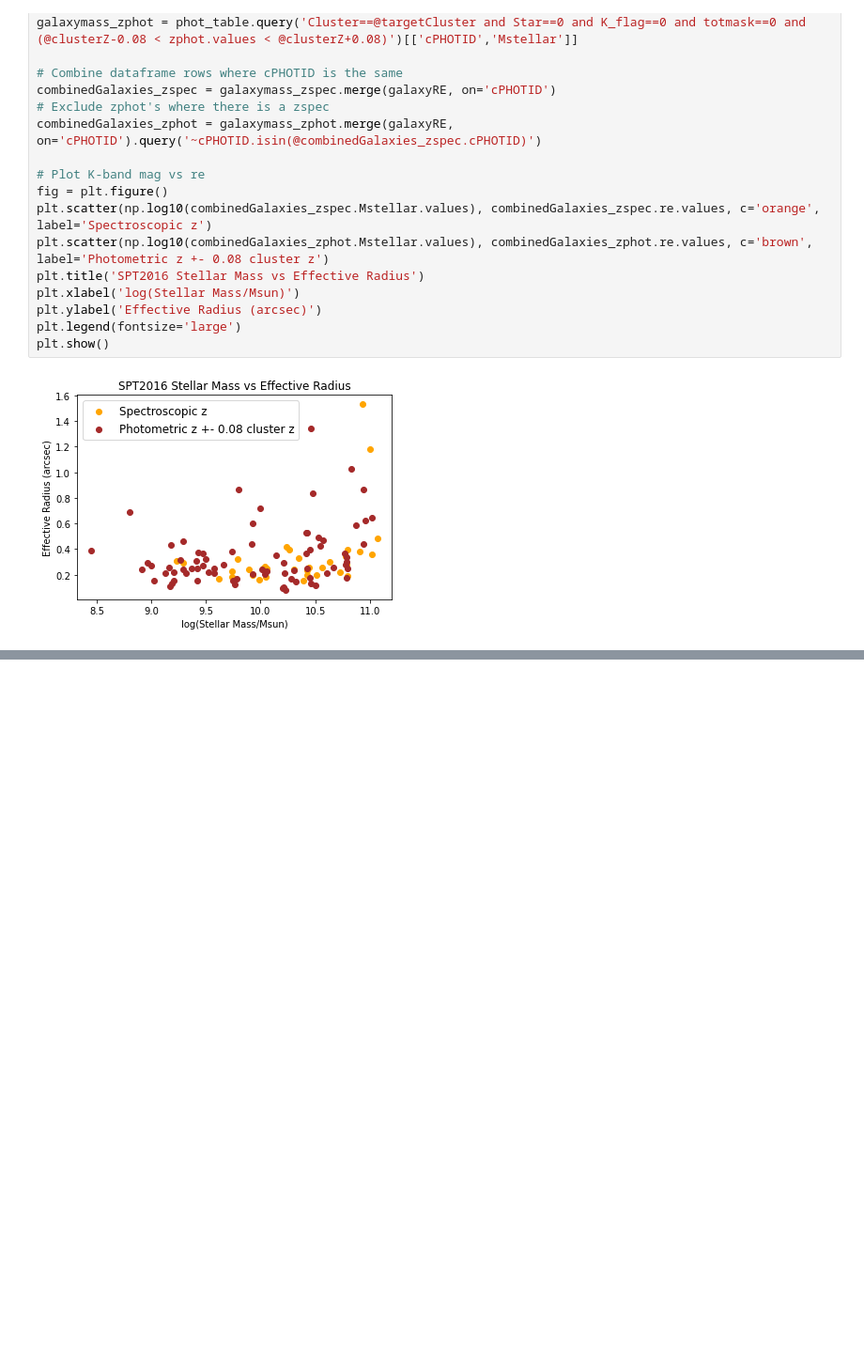
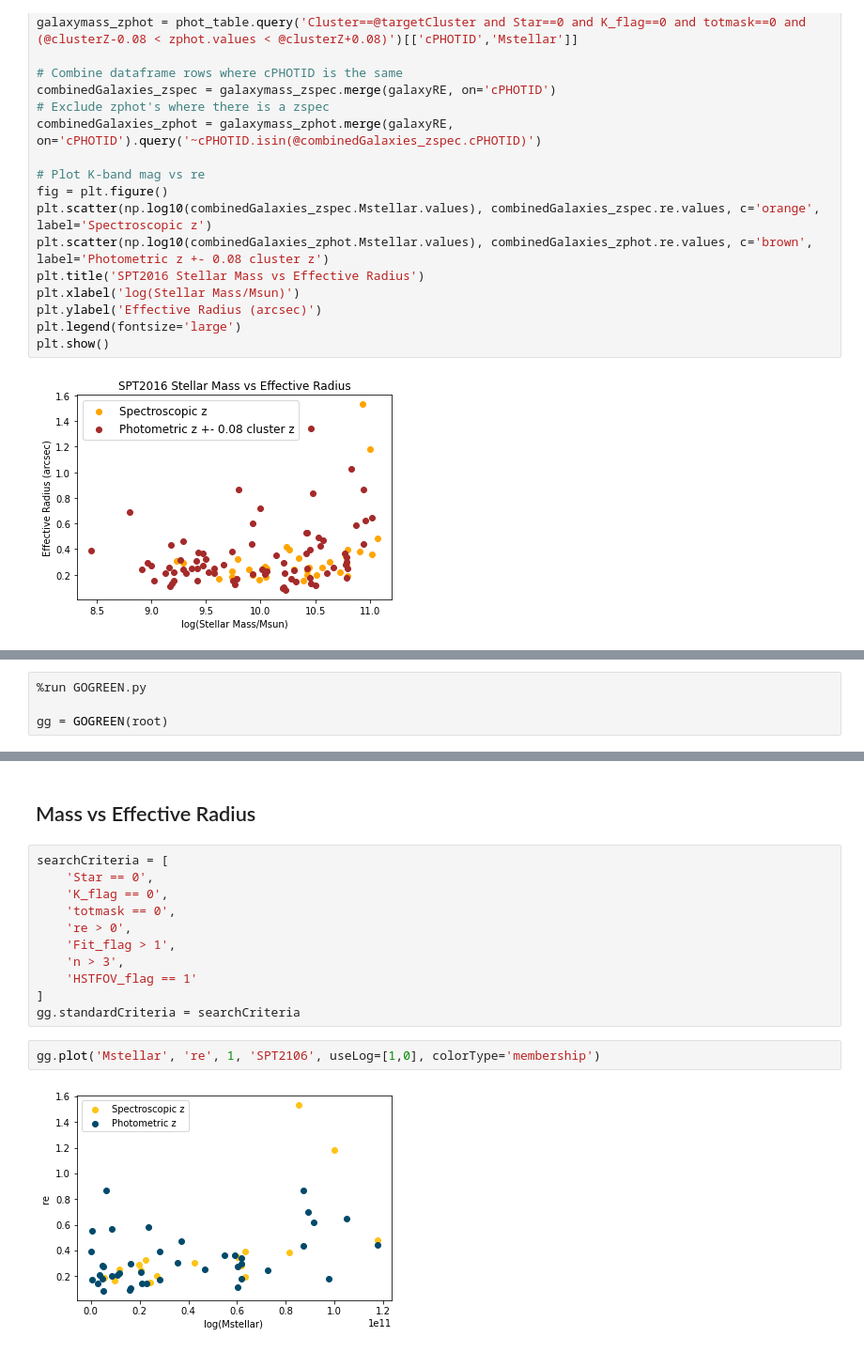
Before and after one commit to charrbit/GOGREEN-galaxy-research, a Jupyter notebook: Code/myDataAnalysis.ipynb, the cells around one changed output, grey strips where cells are left out. Shown at 94% size. Drawn from its saved outputs; the diff is of its cells as text; blank space fills up the shorter version.

Commit message:
Major updates to GOGREEN class + sample plots

```diff
--- a/Code/myDataAnalysis.ipynb
+++ b/Code/myDataAnalysis.ipynb
@@ -353,0 +353,4 @@ plt.show()
+# %%
+%run GOGREEN.py
+
+gg = GOGREEN(root)
@@ -353,0 +401,17 @@ plt.show()
+# %% [markdown]
+## Mass vs Effective Radius
+# %%
+searchCriteria = [
+    'Star == 0',
+    'K_flag == 0',
+    'totmask == 0',
+    're > 0',
+    'Fit_flag > 1',
+    'n > 3',
+    'HSTFOV_flag == 1'
+]
+gg.standardCriteria = searchCriteria
+# %%
+gg.plot('Mstellar', 're', 1, 'SPT2106', useLog=[1,0], colorType='membership')
+# %% [output]
+[figure, added]
```
Also changed, not shown: parts of 21 cells of this notebook, 2 other files.
